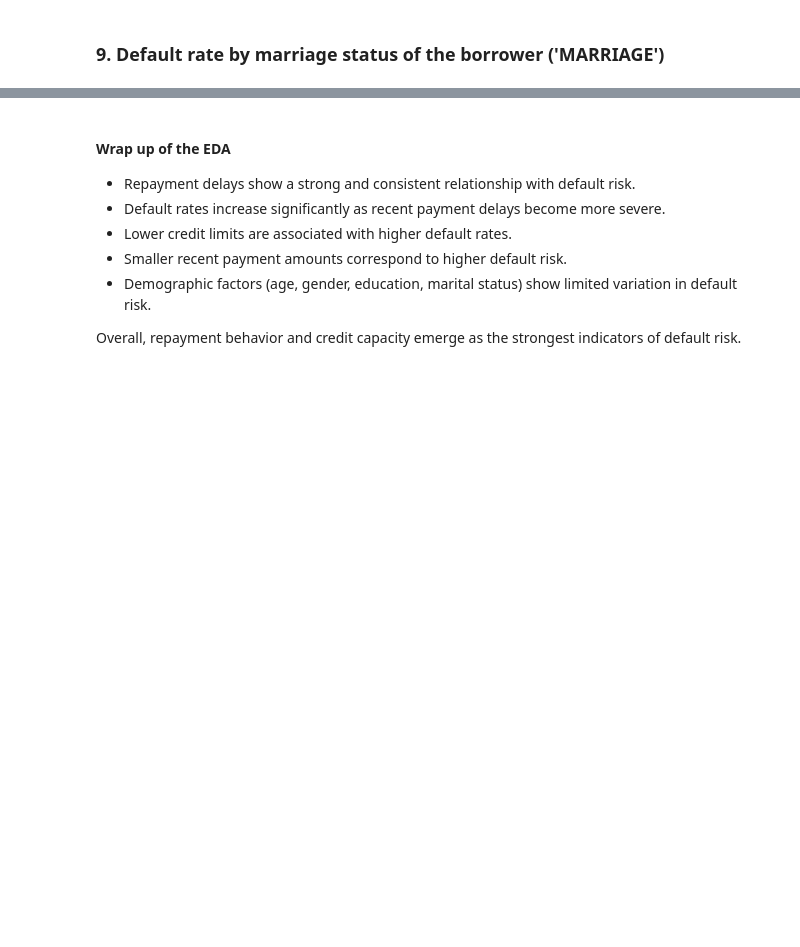
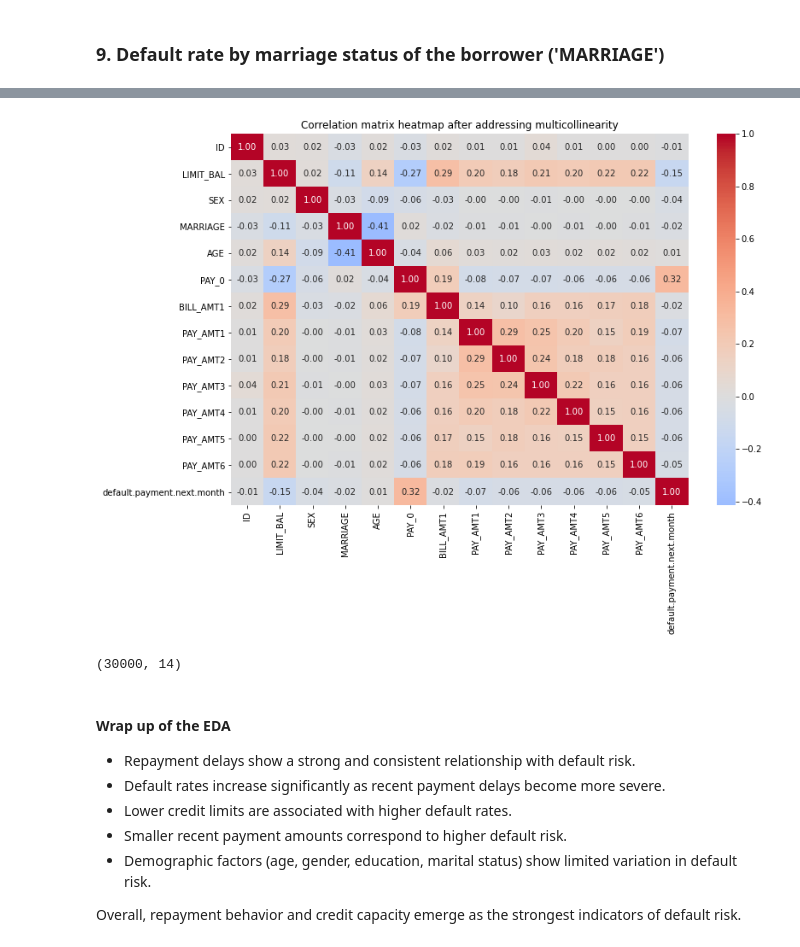
Before and after one commit to Aby-12/Credit-default-prediction-project, a Jupyter notebook: notebook.ipynb, the cells around one changed output, grey strips where cells are left out. Saved outputs shown, nothing was run; the diff lists cells and outputs as text; code cells hidden in the pictures; blank space fills up the shorter version.

```diff
--- a/notebook.ipynb
+++ b/notebook.ipynb
@@ -361,3 +379,21 @@ Overall, behavioral variables such as repayment history and payment amounts rema
+# %%
+# Drop only the highly correlated columns that are redundant
+df_cleaned = df.drop(columns=['PAY_3','PAY_2', 'PAY_4', 'PAY_5','PAY_6','BILL_AMT2','BILL_AMT3','BILL_AMT4','BILL_AMT5','BILL_AMT6','EDUCATION', 'EDUCATION_LABEL'])
+
+# Re-run the correlation matrix after cleaning
+corr = df_cleaned.corr()
+
+# Generate the heatmap again
+plt.figure(figsize=(12, 8))
+sns.heatmap(corr, annot=True, fmt=".2f", cmap="coolwarm", center=0)
+plt.title('Correlation matrix heatmap after addressing multicollinearity')
+plt.show()
+# %% [output]
+[figure, added]
+# %%
+df_cleaned.shape
+# %% [output]
+(30000, 14)
 # %% [markdown]
 #### Wrap up of the EDA
 
```
Also changed, not shown: parts of 30 cells of this notebook, 2 other files.
